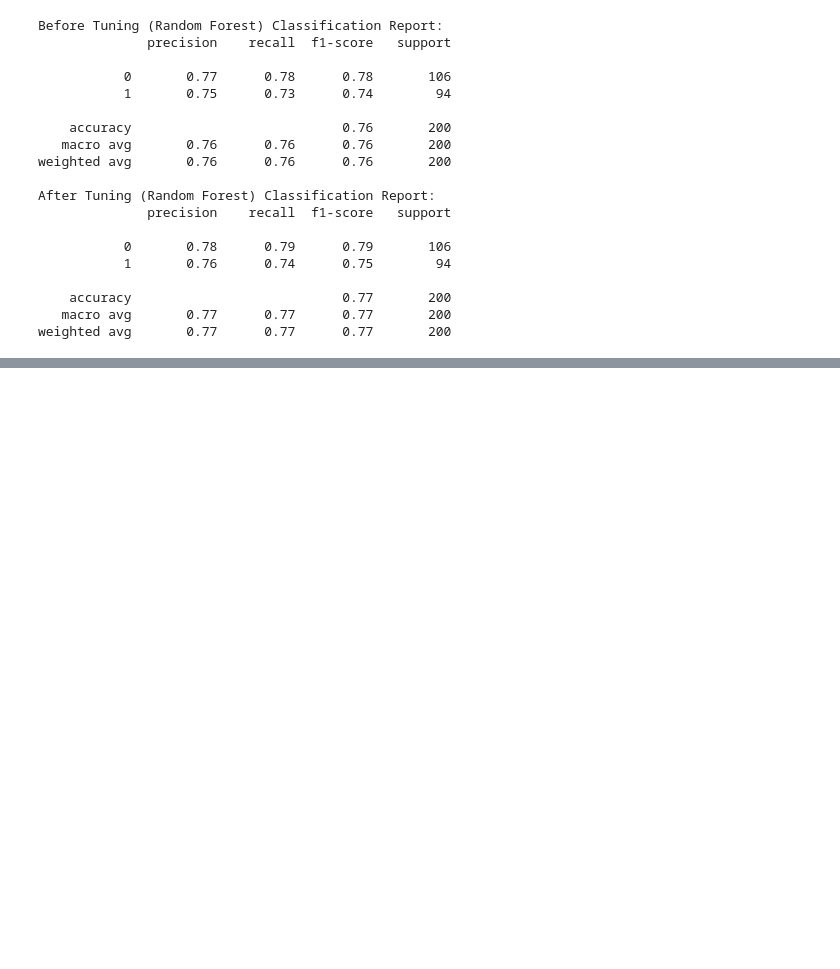
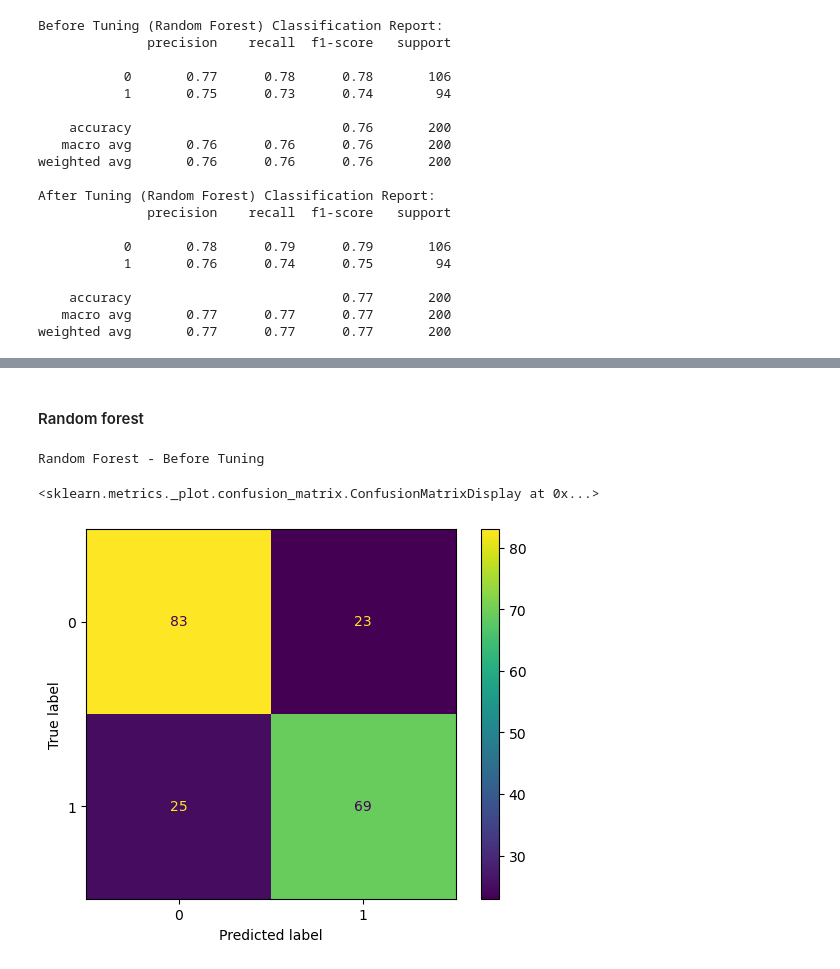
Before and after one commit to JZ2101340/bike, a Jupyter notebook: classification.ipynb, the cells around one changed output, grey strips where cells are left out. Cells and saved outputs as stored; diff of their text form; code cells hidden in the pictures; blank space fills up the shorter version.

```diff
--- a/classification.ipynb
+++ b/classification.ipynb
@@ -338,0 +394,12 @@ weighted avg       0.77      0.77      0.77       200
+# %% [markdown]
+#### Random forest
+# %%
+# Random Forest (Before and After Tuning)
+print("Random Forest - Before Tuning")
+cm_before_rf = confusion_matrix(y_test, y_pred_before_rf)
+disp_before_rf = ConfusionMatrixDisplay(confusion_matrix=cm_before_rf)
+disp_before_rf.plot()
+# %% [output]
+Random Forest - Before Tuning
+<sklearn.metrics._plot.confusion_matrix.ConfusionMatrixDisplay at 0x...>
+[figure, added]
```
Also changed, not shown: parts of 22 cells of this notebook.
